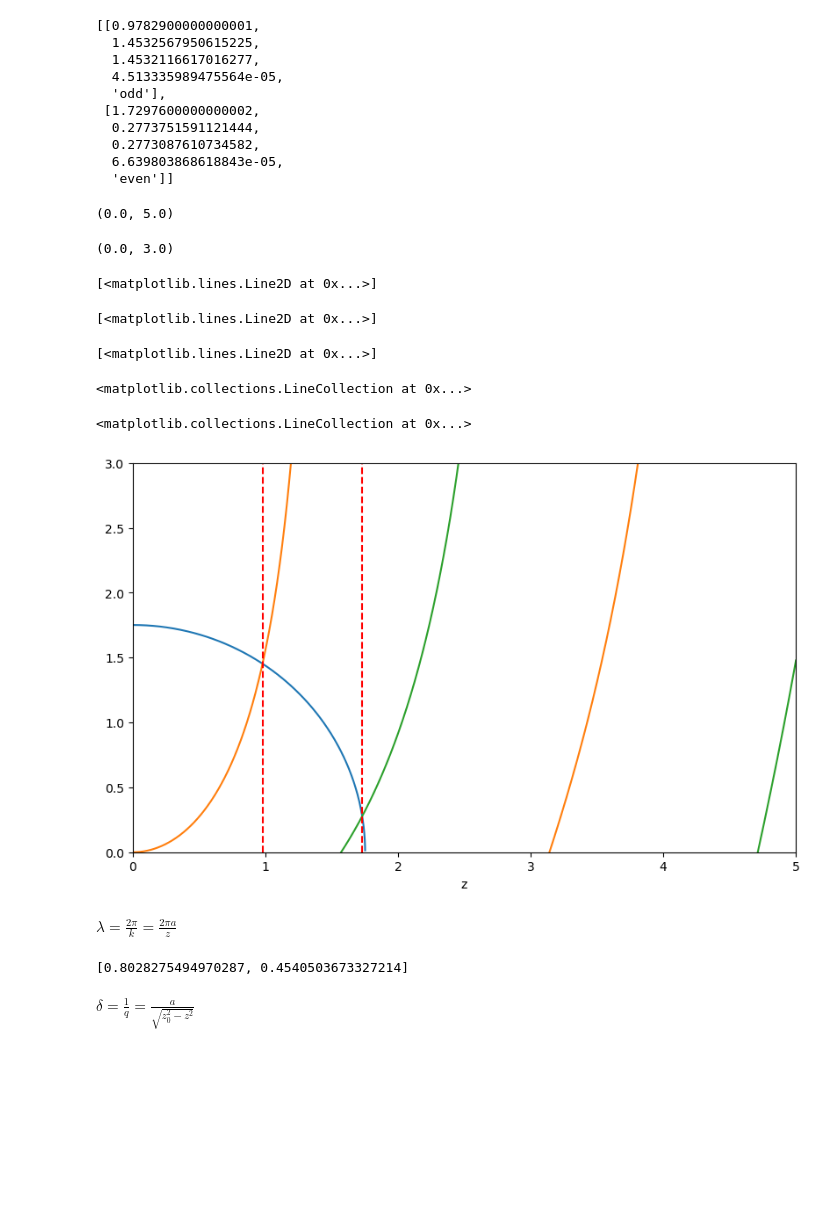
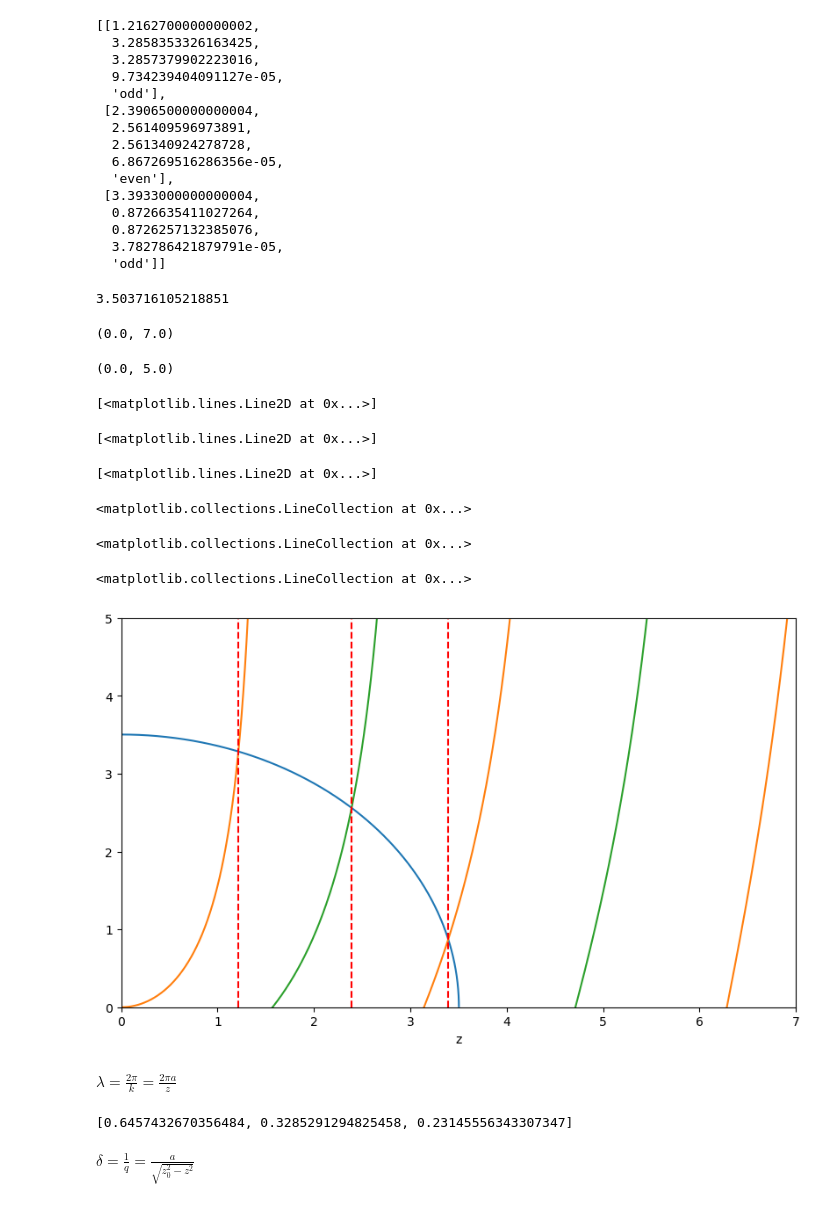
Before and after one commit to knownothingbozo/PHYS4211, a Jupyter notebook: Finite Potential Well.ipynb, the cells around one changed output. Saved outputs shown, nothing was run; the diff lists cells and outputs as text; code cells hidden in the pictures; blank space fills up the shorter version.

```diff
--- a/Finite Potential Well.ipynb
+++ b/Finite Potential Well.ipynb
@@ -69,57 +69,65 @@ hc = 1240
 x = 0.51E6
 a = 0.125
 T = 30
-z02 = (2*x*T*np.pi**2*a**2)/hc**2
+z02 = (2*x*T*(2*np.pi)**2*a**2)/hc**2
 z0 = np.sqrt(z02)
 
 Z = guess(z02, 0, z0, .00001)
 Z
+z0
 # %% [output]
-[[0.9782900000000001,
-  1.4532567950615225,
-  1.4532116617016277,
-  4.513335989475564e-05,
+[[1.2162700000000002,
+  3.2858353326163425,
+  3.2857379902223016,
+  9.734239404091127e-05,
   'odd'],
- [1.7297600000000002,
-  0.2773751591121444,
-  0.2773087610734582,
-  6.639803868618843e-05,
-  'even']]
+ [2.3906500000000004,
+  2.561409596973891,
+  2.561340924278728,
+  6.867269516286356e-05,
+  'even'],
+ [3.3933000000000004,
+  0.8726635411027264,
+  0.8726257132385076,
+  3.782786421879791e-05,
+  'odd']]
+3.503716105218851
 # %%
-t = np.arange(0, 5, 0.0001)
+t = np.arange(0, 8, 0.0001)
 x = f1(t, z02)
 y = f2(t)
 z = f3(t)
 
 utol = 100.
 ltol = -100.
 y[y>utol] = np.inf
 y[y<ltol] = -np.inf
 z[z>utol] = np.inf
 z[z<ltol] = -np.inf
 
 
 fig = plt.figure(figsize=(8,5), dpi=100, layout="constrained")
 
 ax = fig.add_subplot(1,1,1, xlabel='z')
-ax.set_xlim(0, 5)
-ax.set_ylim(0,3)
+ax.set_xlim(0, 7)
+ax.set_ylim(0, 5)
 
 ax.plot(t, x)
 ax.plot(t, y)
 ax.plot(t, z)
 
 for i in range(len(Z)):
     ax.vlines(Z[i][0], 0, 20, colors = 'red', linestyle='dashed')
 # %% [output]
-(0.0, 5.0)
+(0.0, 7.0)
-(0.0, 3.0)
+(0.0, 5.0)
 [<matplotlib.lines.Line2D at 0x...>]
 [<matplotlib.lines.Line2D at 0x...>]
 [<matplotlib.lines.Line2D at 0x...>]
 <matplotlib.collections.LineCollection at 0x...>
 <matplotlib.collections.LineCollection at 0x...>
+<matplotlib.collections.LineCollection at 0x...>
-[figure, old version]
+[figure, new version]
 # %% [markdown]
 $\lambda = \frac{2\pi}{k} = \frac{2\pi a}{z}$
 # %%
@@ -129,7 +137,7 @@ for i in range(len(Z)):
 # %%
 lamb
 # %% [output]
-[0.8028275494970287, 0.4540503673327214]
+[0.6457432670356484, 0.3285291294825458, 0.23145556343307347]
 # %% [markdown]
 $\delta = \frac{1}{q} = \frac{a}{\sqrt{z_0^2-z^2}}$
 # %%
```
Also changed, not shown: parts of 2 cells of this notebook.
